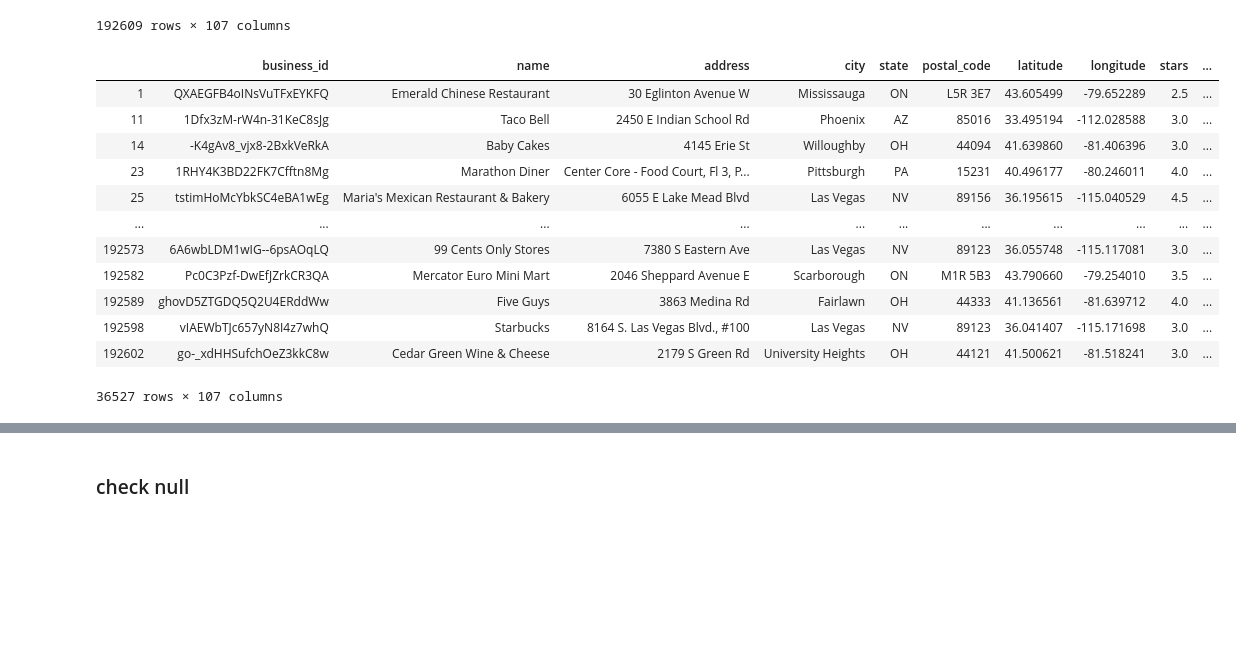
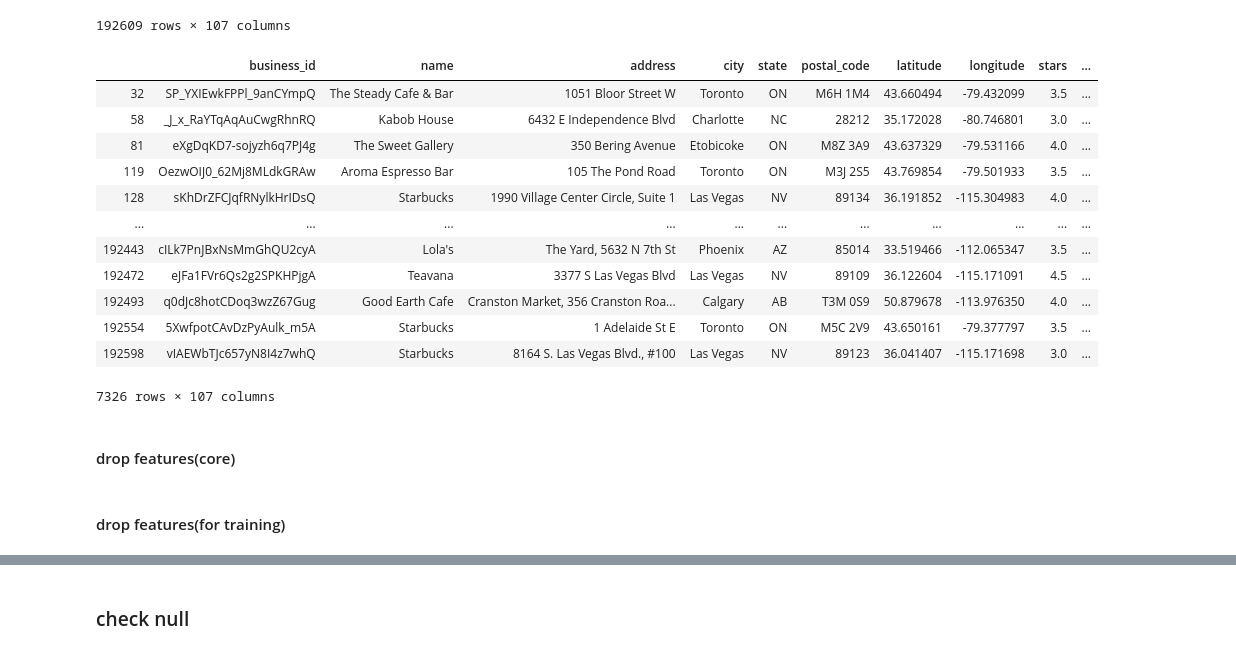
Before and after one commit to wonchankim97/Yelp-Recommender, a Jupyter notebook: EDA_KISOO.ipynb, the cells around one changed output, grey strips where cells are left out. Drawn from its saved outputs; the diff is of its cells as text; code cells hidden in the pictures; blank space fills up the shorter version.

```diff
--- a/EDA_KISOO.ipynb
+++ b/EDA_KISOO.ipynb
@@ -115,18 +115,18 @@ business
 | 192608 | c1f_VAX1KIK8-JoVhjbYOw | Oriental Relax | 3735 S Las Vegas Blvd | Las Vegas | NV | 89109 | 36.107267 | -115.171920 | 4.0 | ... |
 192609 rows × 107 columns
 # %%
-business[business['categories'].apply(lambda x:'Food' in x if x is not None else False)]
+business[business['categories'].apply(lambda x:'Coffee & Tea' in x if x is not None else False)]
 # %% [output]
 |  | business_id | name | address | city | state | postal_code | latitude | longitude | stars | ... |
-| 1 | QXAEGFB4oINsVuTFxEYKFQ | Emerald Chinese Restaurant | 30 Eglinton Avenue W | Mississauga | ON | L5R 3E7 | 43.605499 | -79.652289 | 2.5 | ... |
-| 11 | 1Dfx3zM-rW4n-31KeC8sJg | Taco Bell | 2450 E Indian School Rd | Phoenix | AZ | 85016 | 33.495194 | -112.028588 | 3.0 | ... |
-| 14 | -K4gAv8_vjx8-2BxkVeRkA | Baby Cakes | 4145 Erie St | Willoughby | OH | 44094 | 41.639860 | -81.406396 | 3.0 | ... |
-| 23 | 1RHY4K3BD22FK7Cfftn8Mg | Marathon Diner | Center Core - Food Court, Fl 3, P... | Pittsburgh | PA | 15231 | 40.496177 | -80.246011 | 4.0 | ... |
-| 25 | tstimHoMcYbkSC4eBA1wEg | Maria's Mexican Restaurant & Bakery | 6055 E Lake Mead Blvd | Las Vegas | NV | 89156 | 36.195615 | -115.040529 | 4.5 | ... |
+| 32 | SP_YXIEwkFPPl_9anCYmpQ | The Steady Cafe & Bar | 1051 Bloor Street W | Toronto | ON | M6H 1M4 | 43.660494 | -79.432099 | 3.5 | ... |
+| 58 | _J_x_RaYTqAqAuCwgRhnRQ | Kabob House | 6432 E Independence Blvd | Charlotte | NC | 28212 | 35.172028 | -80.746801 | 3.0 | ... |
+| 81 | eXgDqKD7-sojyzh6q7PJ4g | The Sweet Gallery | 350 Bering Avenue | Etobicoke | ON | M8Z 3A9 | 43.637329 | -79.531166 | 4.0 | ... |
+| 119 | OezwOIJ0_62Mj8MLdkGRAw | Aroma Espresso Bar | 105 The Pond Road | Toronto | ON | M3J 2S5 | 43.769854 | -79.501933 | 3.5 | ... |
+| 128 | sKhDrZFCJqfRNylkHrIDsQ | Starbucks | 1990 Village Center Circle, Suite 1 | Las Vegas | NV | 89134 | 36.191852 | -115.304983 | 4.0 | ... |
 | ... | ... | ... | ... | ... | ... | ... | ... | ... | ... | ... |
-| 192573 | 6A6wbLDM1wIG--6psAOqLQ | 99 Cents Only Stores | 7380 S Eastern Ave | Las Vegas | NV | 89123 | 36.055748 | -115.117081 | 3.0 | ... |
-| 192582 | Pc0C3Pzf-DwEfJZrkCR3QA | Mercator Euro Mini Mart | 2046 Sheppard Avenue E | Scarborough | ON | M1R 5B3 | 43.790660 | -79.254010 | 3.5 | ... |
-| 192589 | ghovD5ZTGDQ5Q2U4ERddWw | Five Guys | 3863 Medina Rd | Fairlawn | OH | 44333 | 41.136561 | -81.639712 | 4.0 | ... |
+| 192443 | cILk7PnJBxNsMmGhQU2cyA | Lola's | The Yard, 5632 N 7th St | Phoenix | AZ | 85014 | 33.519466 | -112.065347 | 3.5 | ... |
+| 192472 | eJFa1FVr6Qs2g2SPKHPjgA | Teavana | 3377 S Las Vegas Blvd | Las Vegas | NV | 89109 | 36.122604 | -115.171091 | 4.5 | ... |
+| 192493 | q0dJc8hotCDoq3wzZ67Gug | Good Earth Cafe | Cranston Market, 356 Cranston Roa... | Calgary | AB | T3M 0S9 | 50.879678 | -113.976350 | 4.0 | ... |
+| 192554 | 5XwfpotCAvDzPyAulk_m5A | Starbucks | 1 Adelaide St E | Toronto | ON | M5C 2V9 | 43.650161 | -79.377797 | 3.5 | ... |
 | 192598 | vIAEWbTJc657yN8I4z7whQ | Starbucks | 8164 S. Las Vegas Blvd., #100 | Las Vegas | NV | 89123 | 36.041407 | -115.171698 | 3.0 | ... |
-| 192602 | go-_xdHHSufchOeZ3kkC8w | Cedar Green Wine & Cheese | 2179 S Green Rd | University Heights | OH | 44121 | 41.500621 | -81.518241 | 3.0 | ... |
-36527 rows × 107 columns
+7326 rows × 107 columns
@@ -134,0 +135,2 @@ restaurant = business[business['categories'].apply(lambda x:'Restaurants' in x i
+# %% [markdown]
+#### drop features(core)
@@ -134,0 +142,2 @@ restaurant = business[business['categories'].apply(lambda x:'Restaurants' in x i
+# %% [markdown]
+#### drop features(for training)
```
Also changed, not shown: parts of 17 cells of this notebook.
